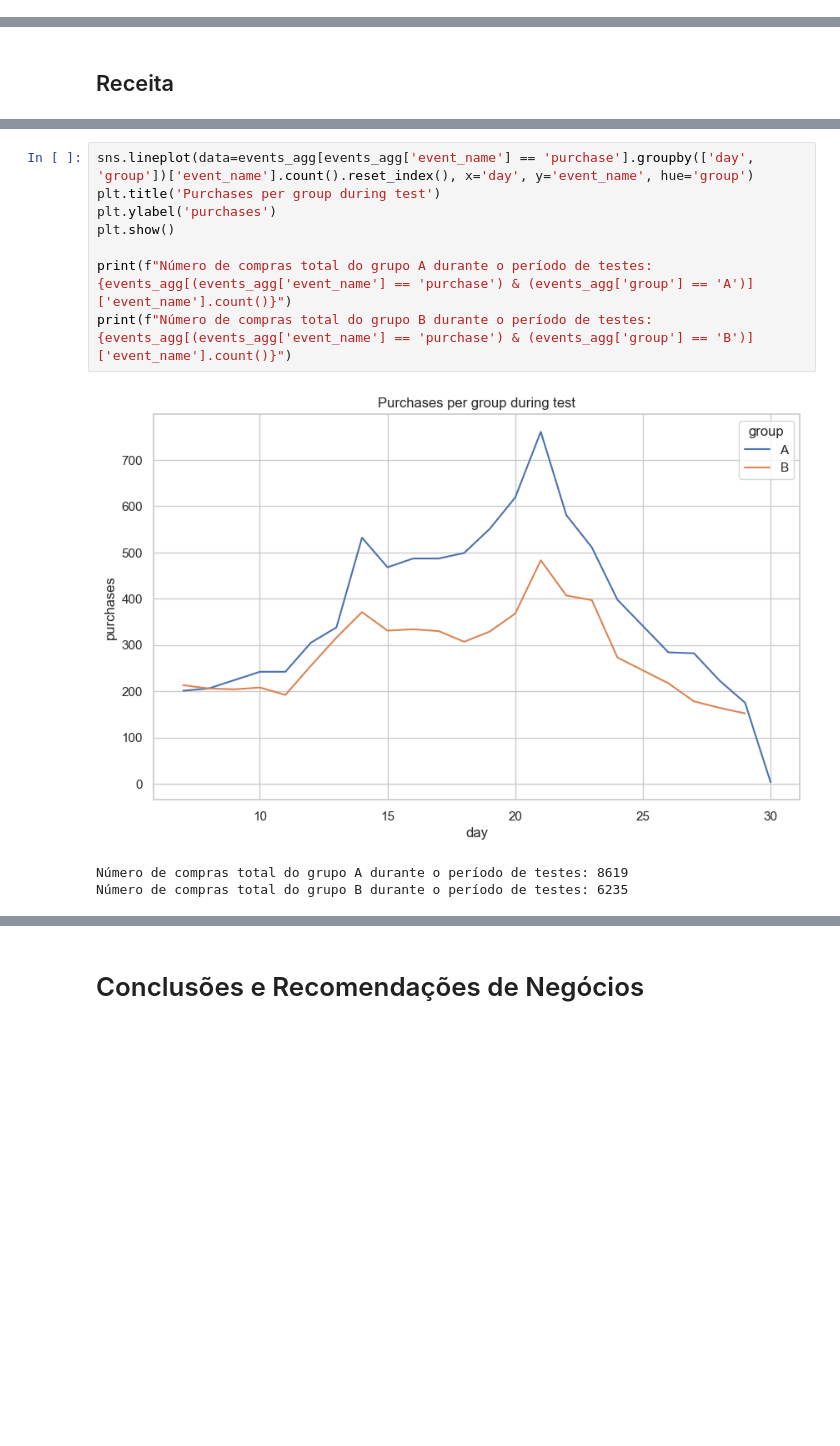
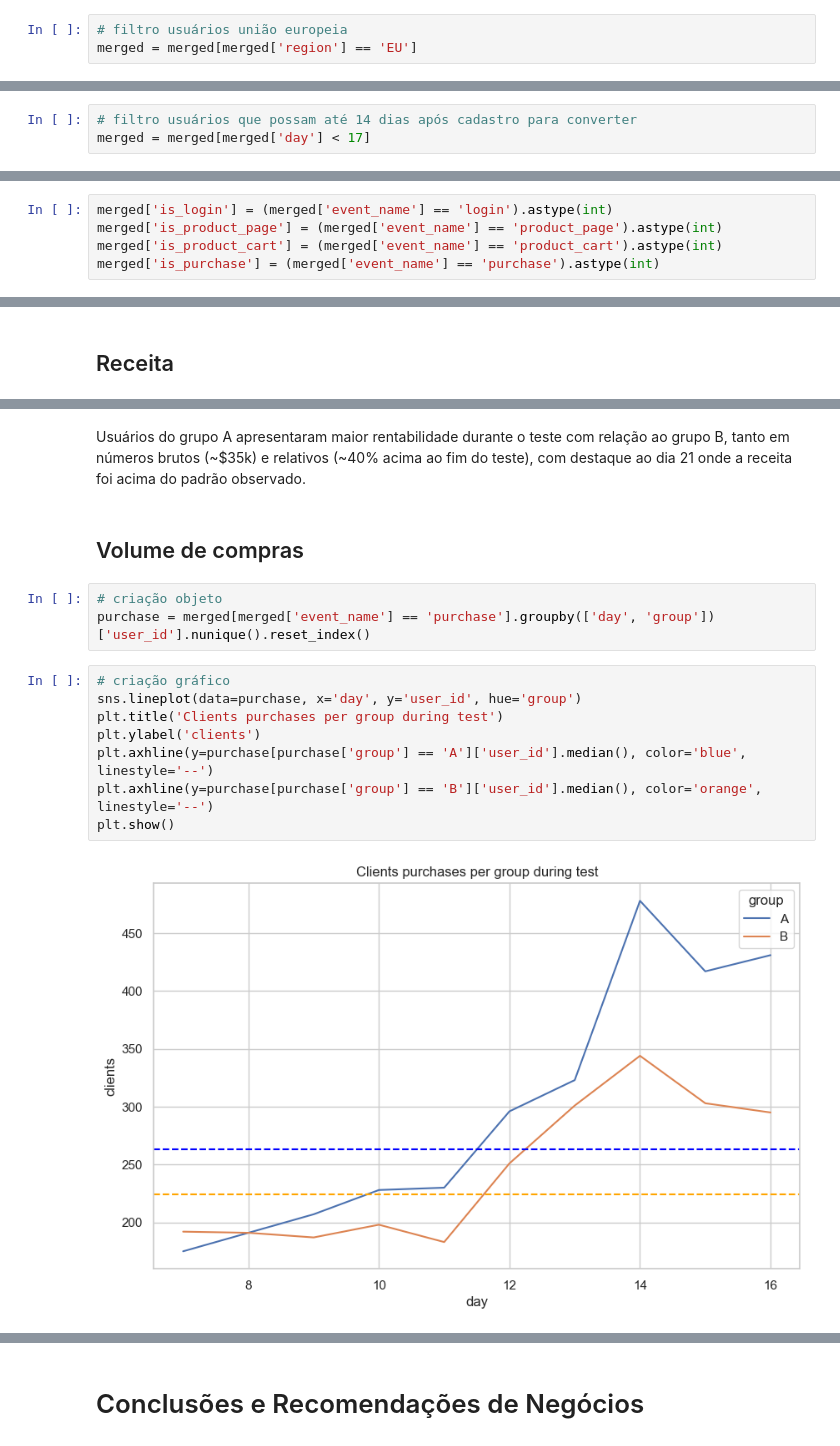
Before and after one commit to rodriguesbrian/tt14_call_center_project, a Jupyter notebook: notebooks/ab_test_analysis.ipynb, the cells around one changed output, grey strips where cells are left out. Saved outputs shown, nothing was run; the diff lists cells and outputs as text; blank space fills up the shorter version.

```diff
--- a/notebooks/ab_test_analysis.ipynb
+++ b/notebooks/ab_test_analysis.ipynb
@@ -309,0 +316,3 @@ events_agg.head()
+# %%
+# filtro usuários união europeia
+merged = merged[merged['region'] == 'EU']
@@ -310,2 +329,5 @@ events_agg.head()
+# %%
+# filtro usuários que possam até 14 dias após cadastro para converter
+merged = merged[merged['day'] < 17]
 # %% [markdown]
 # EDA
@@ -330,2 +377,7 @@ Name: count, dtype: int64
 # %% [markdown]
 ## Taxa de conversão
+# %%
+merged['is_login'] = (merged['event_name'] == 'login').astype(int)
+merged['is_product_page'] = (merged['event_name'] == 'product_page').astype(int)
+merged['is_product_cart'] = (merged['event_name'] == 'product_cart').astype(int)
+merged['is_purchase'] = (merged['event_name'] == 'purchase').astype(int)
@@ -347,12 +658,17 @@ Receita total do grupo B durante o período de testes: $144762.65
+# %% [markdown]
+Usuários do grupo A apresentaram maior rentabilidade durante o teste com relação ao grupo B, tanto em números brutos (~$35k) e relativos (~40% acima ao fim do teste), com destaque ao dia 21 onde a receita foi acima do padrão observado.
+# %% [markdown]
+## Volume de compras
+# %%
+# criação objeto
+purchase = merged[merged['event_name'] == 'purchase'].groupby(['day', 'group'])['user_id'].nunique().reset_index()
 # %%
-sns.lineplot(data=events_agg[events_agg['event_name'] == 'purchase'].groupby(['day', 'group'])['event_name'].count().reset_index(), x='day', y='event_name', hue='group')
-plt.title('Purchases per group during test')
-plt.ylabel('purchases')
+# criação gráfico
+sns.lineplot(data=purchase, x='day', y='user_id', hue='group')
+plt.title('Clients purchases per group during test')
+plt.ylabel('clients')
+plt.axhline(y=purchase[purchase['group'] == 'A']['user_id'].median(), color='blue', linestyle='--')
+plt.axhline(y=purchase[purchase['group'] == 'B']['user_id'].median(), color='orange', linestyle='--')
 plt.show()
-
-print(f"Número de compras total do grupo A durante o período de testes: {events_agg[(events_agg['event_name'] == 'purchase') & (events_agg['group'] == 'A')]['event_name'].count()}")
-print(f"Número de compras total do grupo B durante o período de testes: {events_agg[(events_agg['event_name'] == 'purchase') & (events_agg['group'] == 'B')]['event_name'].count()}")
 # %% [output]
-[figure, old version]
+[figure, new version]
-Número de compras total do grupo A durante o período de testes: 8619
-Número de compras total do grupo B durante o período de testes: 6235
```
Also changed, not shown: parts of 77 cells of this notebook.
